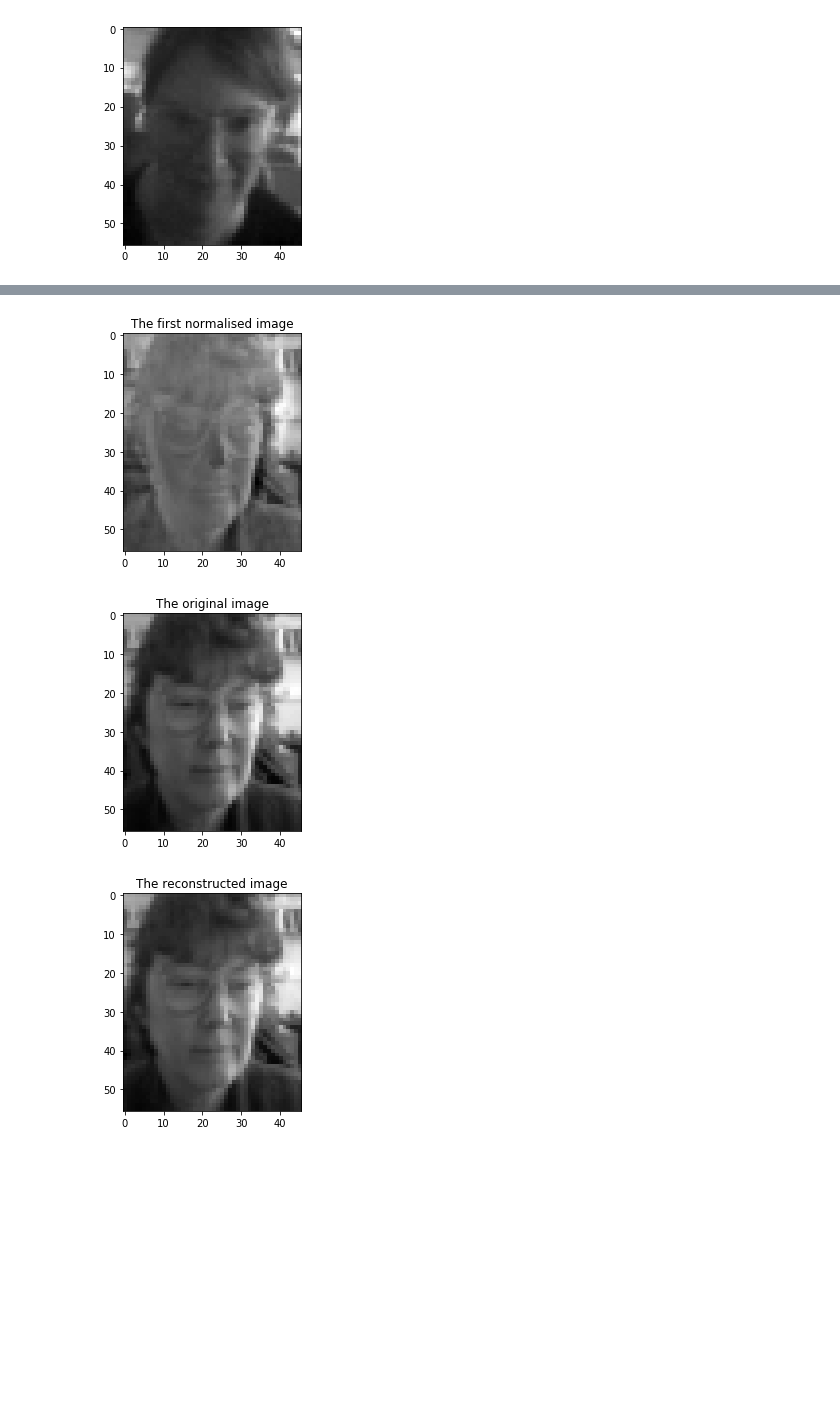
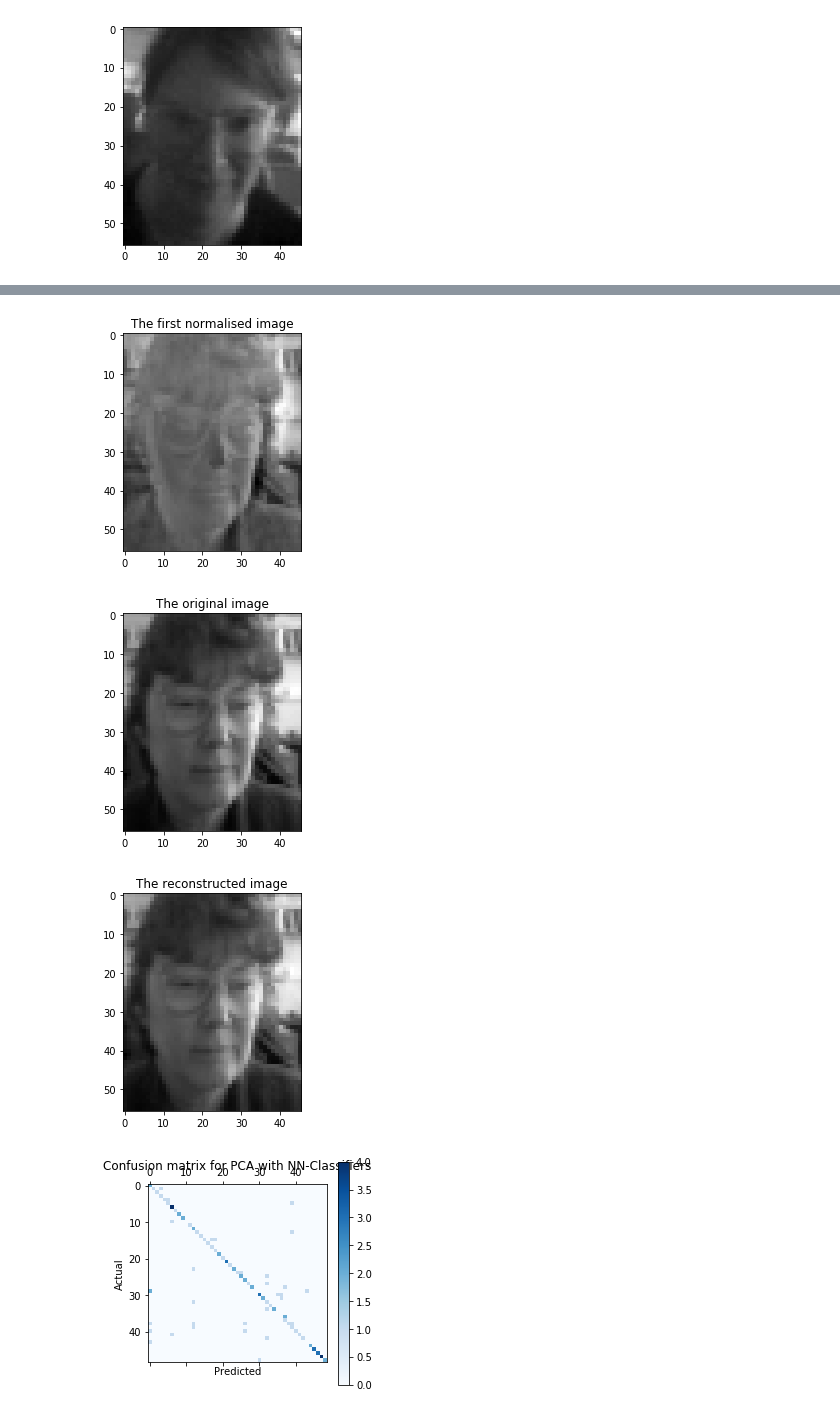
Before and after one commit to Karcsi127/patterrec1, a Jupyter notebook: exercise1.ipynb, the cells around one changed output, grey strips where cells are left out. Cells and saved outputs as stored; diff of their text form; code cells hidden in the pictures; blank space fills up the shorter version.

```diff
--- a/exercise1.ipynb
+++ b/exercise1.ipynb
@@ -635,30 +696,41 @@ reconstruction_errors = np.zeros((52, 104)) # 1 column = 1 testing image's recon
 for z in range(104):
     for i in range(52):
         face_reconstructed = class_means[i, :] + np.dot(class_eigvecs[i], class_proj_test[i][z, :])
         reconstruction_errors[i, z] = np.linalg.norm (pca_test[z, :]-face_reconstructed)
 
 print (np.argmin(reconstruction_errors, axis = 0)+1)
 print (actual_label)
 
 is_it_same_alt = ((np.argmin(reconstruction_errors, axis = 0)+1)==actual_label)
 percentage_alt = np.sum(is_it_same_alt)/104
 print (percentage_alt)
+
+# Print the corresponding confusion matrix
+cm_alt = confusion_matrix(actual_label, np.argmin(reconstruction_errors, axis = 0)+1)
+
+plt.matshow(cm_alt, cmap = 'Blues')
+plt.colorbar()
+plt.ylabel('Actual')
+plt.xlabel('Predicted')
+plt.title('Confusion matrix for PCA with NN-Classifiers')
+plt.show()
 # %% [output]
 (8, 8) (7, 7)
 (2576, 5) (8, 5)
 165.6530154681588
 [49 11 44 52  9  1 13 30  9 19  1 40 27  1 41 16 18 41 45 39 34 22 21  5
  51  9 29 48 46 36  1 13 35  5 15 32 40 52 12 28 38  1 31 29 30 34 36 49
  20 25 16 25 29 43 42 41 23 37 50 32  4 47 49 43 16 27 23 50 36 26  1 16
  30 38 51 34  2 36  9  9 51 17 30 48 22 43  9  7 36 41 12 51 35  7 16 16
  25 34 43  1  6 24 50 21]
 [49 11 44 52  9  1 13 30  9 19 47 34 27 44 32 36 18 40 45 34 34 22 21  2
  51  9 29 48 46 29 42 13 35  5 15 32 35 52 12 28 38 33 31 28 44 52 36 49
  20 25 43 25 29 42 42 41 23 37 50 32  4 33 49 43 16 27 23 50 31 26  1 27
  30 38 51 34  2 38  9 45 51 17 42 48 19 17 14  7 46 40 12 51 35  6 16 42
  25 34  7 33  6 24 50 19]
 0.6826923076923077
 [figure]
 [figure]
 [figure]
 [figure]
+[figure, added]
```
Also changed, not shown: parts of 7 cells of this notebook.
